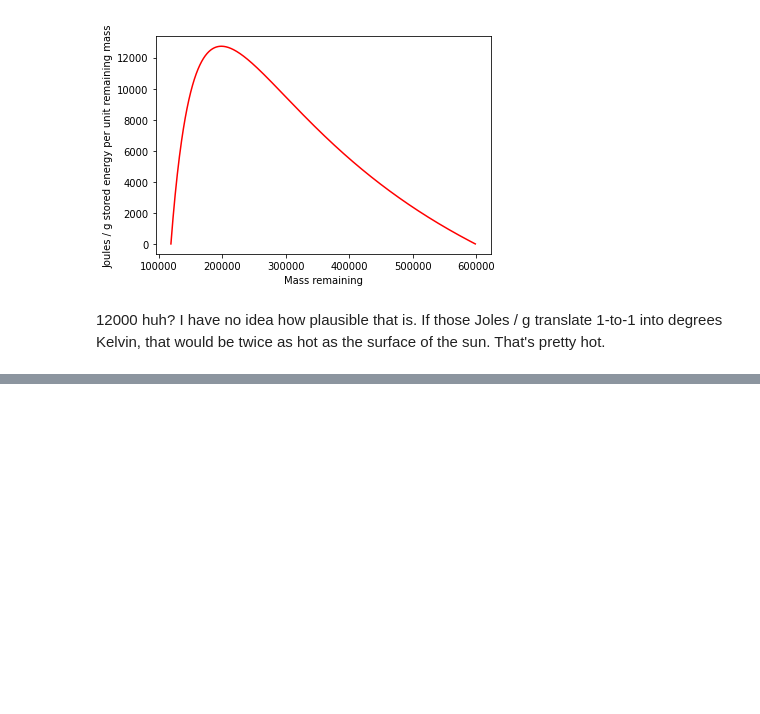
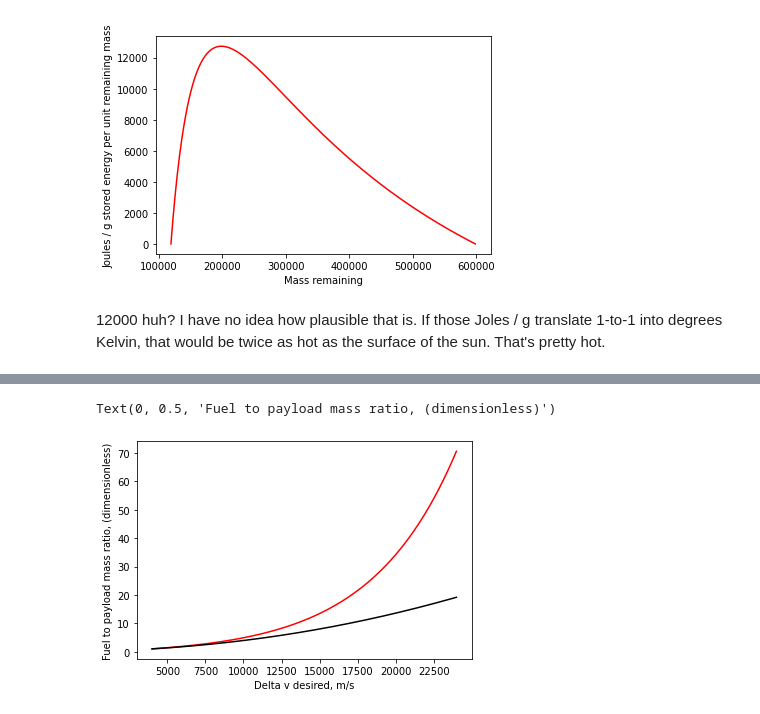
Before and after one commit to mds2/rocketry, a Jupyter notebook: rocket equations.ipynb, the cells around one changed output, grey strips where cells are left out. Drawn from its saved outputs; the diff is of its cells as text; code cells hidden in the pictures; blank space fills up the shorter version.

```diff
--- a/rocket equations.ipynb
+++ b/rocket equations.ipynb
@@ -333,0 +385,16 @@ Text(0, 0.5, 'Joules / g stored energy per unit remaining mass')
+# %%
+# Or, if you're more interested in fuel to payload mass ratios
+
+delta_vs = [4000 + 20.0 * i for i in range(1000)]
+
+const_v_e_mass_ratios = [m/m_f_sv for m in const_v_e_masses]
+opt_v_e_mass_ratios = [m/m_f_sv for m in opt_v_e_masses]
+
+plt.plot(delta_vs, const_v_e_mass_ratios, 'r-')
+plt.plot(delta_vs, opt_v_e_mass_ratios, 'k-')
+
+plt.xlabel("Delta v desired, m/s")
+plt.ylabel("Fuel to payload mass ratio, (dimensionless)")
+# %% [output]
+Text(0, 0.5, 'Fuel to payload mass ratio, (dimensionless)')
+[figure, added]
```
Also changed, not shown: parts of 12 cells of this notebook.
